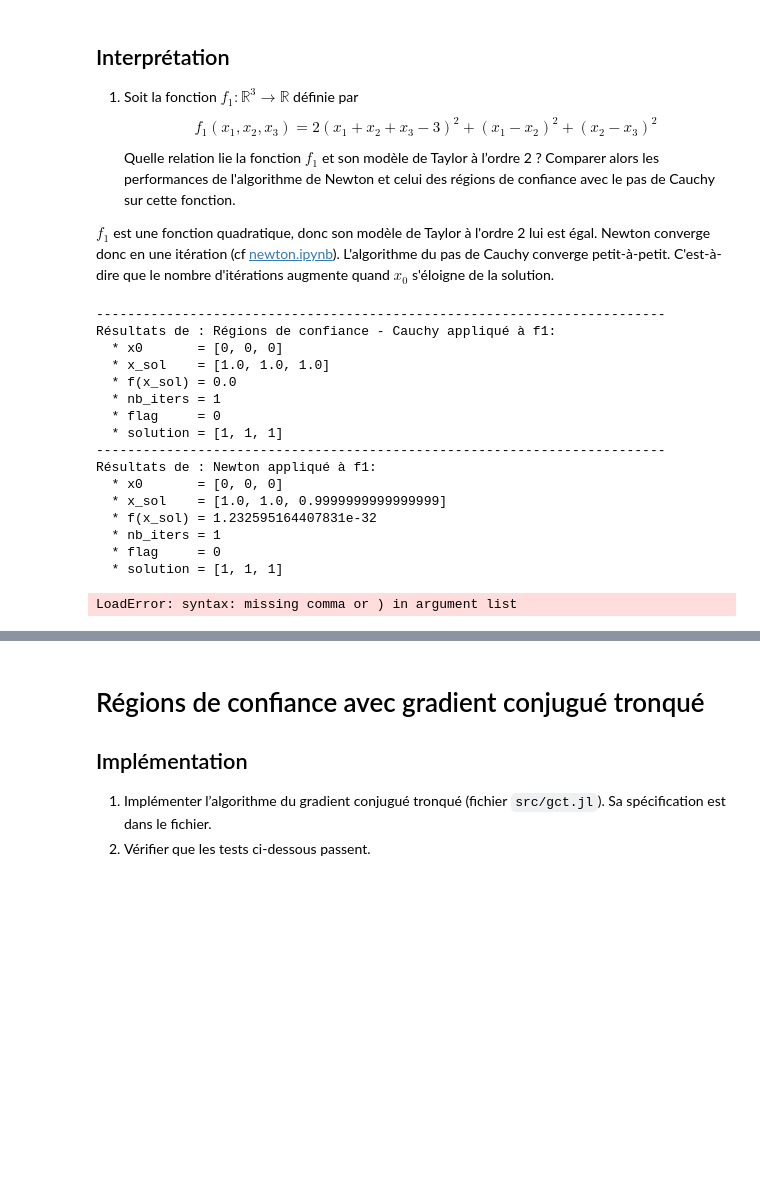
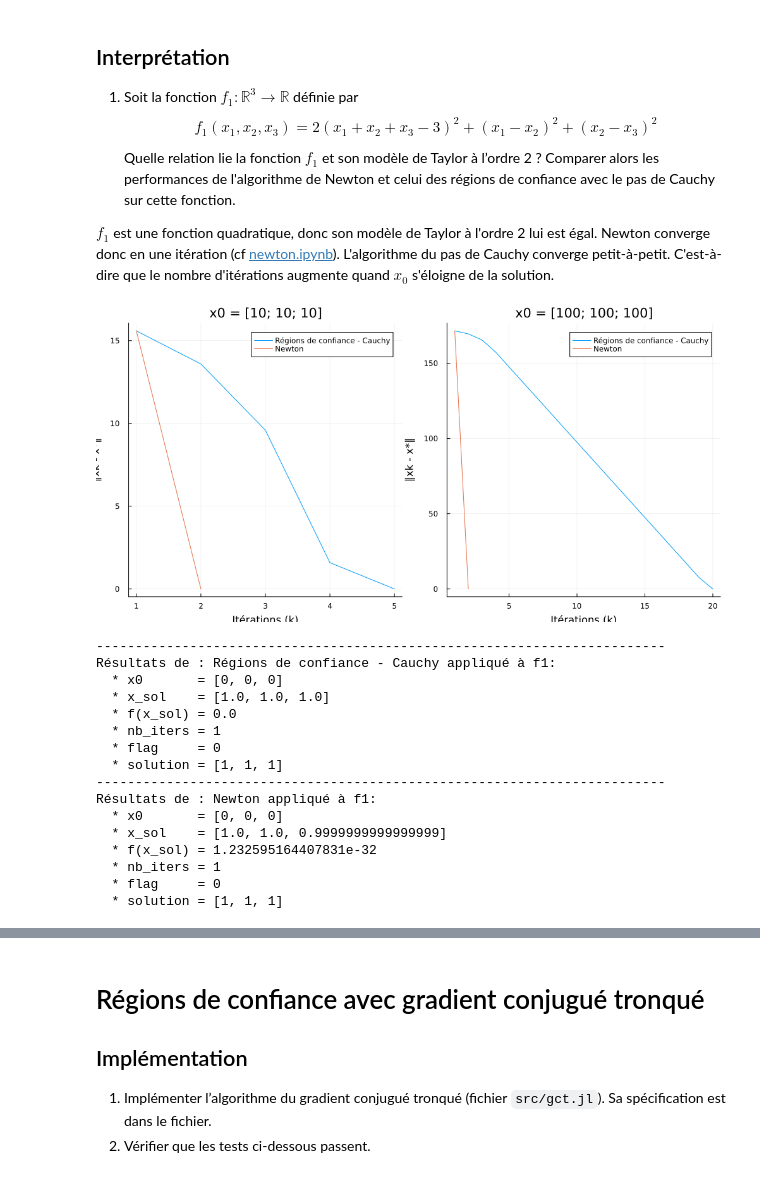
Before and after one commit to sully-vian/N7-2A, a Jupyter notebook: OptiNum/notebooks/regions_de_confiance.ipynb, the cells around one changed output, grey strips where cells are left out. Cells and saved outputs as stored; diff of their text form; code cells hidden in the pictures; blank space fills up the shorter version.

```diff
--- a/OptiNum/notebooks/regions_de_confiance.ipynb
+++ b/OptiNum/notebooks/regions_de_confiance.ipynb
@@ -50,49 +50,48 @@ L'algorithme du pas de Cauchy converge petit-à-petit. C'est-à-dire que le nomb
 using Plots
 include("../src/regions_de_confiance.jl")
 include("../src/newton.jl")
-include("../test/tester_rc_cauchy.jl")
 
 # Fonction f1
 # -----------
 f1(x) = 2 * (x[1] + x[2] + x[3] - 3)^2 + (x[1] - x[2])^2 + (x[2] - x[3])^2
-grad_f1(x) = [4 * (x[1] + x[2] + x[3] - 3) + 2 * (x[1] - x[2]); # dérivée /x1
+gradf1(x) = [4 * (x[1] + x[2] + x[3] - 3) + 2 * (x[1] - x[2]); # dérivée /x1
               4 * (x[1] + x[2] + x[3] - 3) - 2 * (x[1] - x[2]) + 2 * (x[2] - x[3]); # dérivée /x2
               4 * (x[1] + x[2] + x[3] - 3) - 2 * (x[2] - x[3])] # dérivée /x3
-hess_f1(x) = [6 2 4; 2 8 2; 4 2 6]
+hessf1(x) = [6 2 4; 2 8 2; 4 2 6]
 solution = [1; 1; 1]
 
 x0 = [0; 0; 0]
 # avec régions de confiance (pas de Cauchy)
-x_sol, f_sol, flag, nb_iters, xs = regions_de_confiance(f1, grad_f1, hess_f1, x0, algo_pas="cauchy")
+x_sol, f_sol, flag, nb_iters, xs = regions_de_confiance(f1, gradf1, hessf1, x0, algo_pas="cauchy")
 afficher_resultats("Régions de confiance - Cauchy", "f1", x0, x_sol, f_sol, flag, nb_iters, solution)
 # avec Newton
-x_sol, f_sol, flag, nb_iters, xs = newton(f1, grad_f1, hess_f1, x0)
+x_sol, f_sol, flag, nb_iters, xs = newton(f1, gradf1, hessf1, x0)
 afficher_resultats("Newton", "f1", x0, x_sol, f_sol, flag, nb_iters, solution)
 
 x0 = [10; 10; 10]
 # avec régions de confiance (pas de Cauchy)
-x_sol, f_sol, flag, nb_iters, xs = regions_de_confiance(f1, grad_f1, hess_f1, x0, algo_pas="cauchy")
-# afficher_resultats("Régions de confiance - Cauchy", "f1", x0, x_sol, f_sol, flag, nb_iters, solution)
+x_sol, f_sol, flag, nb_iters, xs = regions_de_confiance(f1, gradf1, hessf1, x0, algo_pas="cauchy")
 norm_diff_rc = [norm(x - solution) for x in xs]
 # avec Newton
-x_sol, f_sol, flag, nb_iters, xs = newton(f1, grad_f1, hess_f1, x0)
-# afficher_resultats("Newton", "f1", x0, x_sol, f_sol, flag, nb_iters, solution)
+x_sol, f_sol, flag, nb_iters, xs = newton(f1, gradf1, hessf1, x0)
 norm_diff_newton = [norm(x - solution) for x in xs]
 p1 = plot(norm_diff_rc, label="Régions de confiance - Cauchy", title="x0 = [10; 10; 10]", xlabel="Itérations (k)", ylabel="∥xk - x*∥")
 plot!(p1, norm_diff_newton, label="Newton")
-display(p1)
 
 x0 = [100; 100; 100]
 # avec régions de confiance (pas de Cauchy)
-x_sol, f_sol, flag, nb_iters, xs = regions_de_confiance(f1, grad_f1, hess_f1, x0, algo_pas="cauchy")
+x_sol, f_sol, flag, nb_iters, xs = regions_de_confiance(f1, gradf1, hessf1, x0, algo_pas="cauchy")
 norm_diff_rc = [norm(x - solution) for x in xs]
 # avec Newton
-x_sol, f_sol, flag, nb_iters, xs = newton(f1, grad_f1, hess_f1, x0)
+x_sol, f_sol, flag, nb_iters, xs = newton(f1, gradf1, hessf1, x0)
 norm_diff_newton = [norm(x - solution) for x in xs]
 p2 = plot(norm_diff_rc, label="Régions de confiance - Cauchy", title="x0 = [100; 100; 100]", xlabel="Itérations (k)", ylabel="∥xk - x*∥")
 plot!(p2, norm_diff_newton, label="Newton")
-display(p2)
+
+p = plot(p1, p2, layout=(1,2), size=(1000, 500))
+display(p)
 # %% [output]
+[figure, added]
 -------------------------------------------------------------------------
 Résultats de : Régions de confiance - Cauchy appliqué à f1:
   * x0       = [0, 0, 0]
@@ -109,5 +108,4 @@ Résultats de : Newton appliqué à f1:
   * nb_iters = 1
   * flag     = 0
   * solution = [1, 1, 1]
-LoadError: syntax: missing comma or ) in argument list
 # %% [markdown]
```
Also changed, not shown: parts of 12 cells of this notebook, 3 other files.
